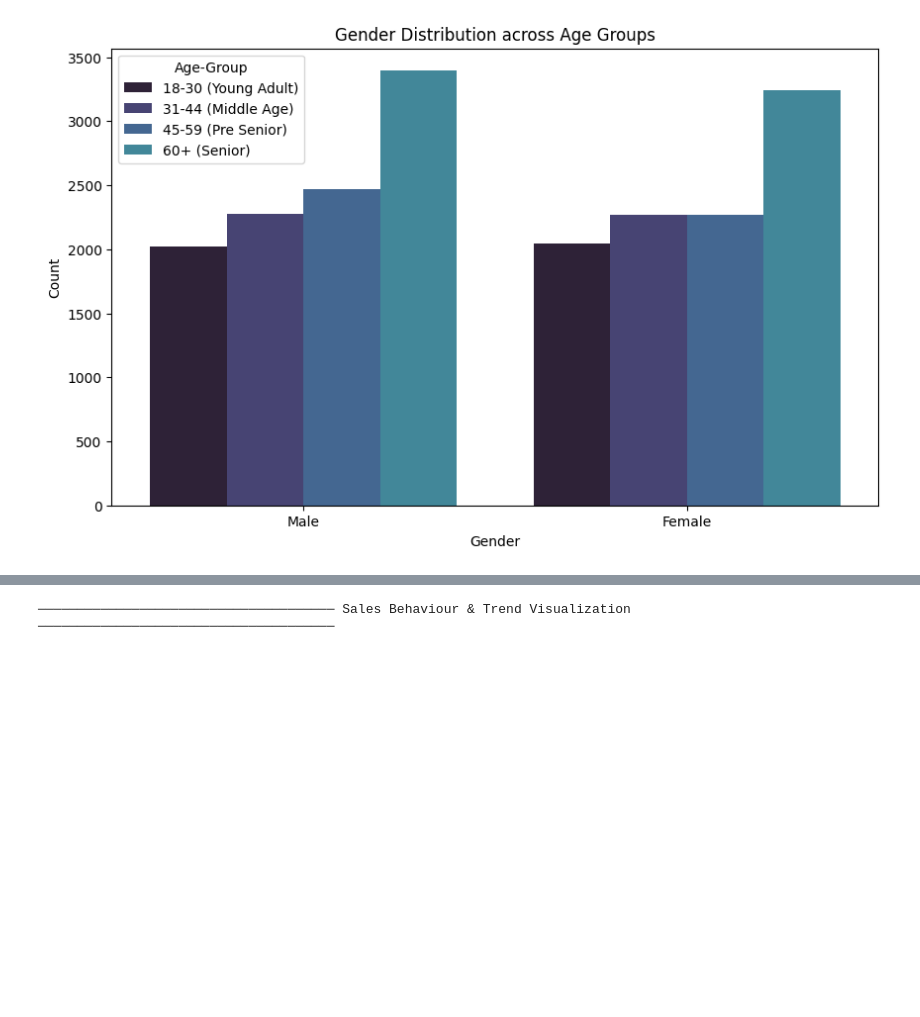
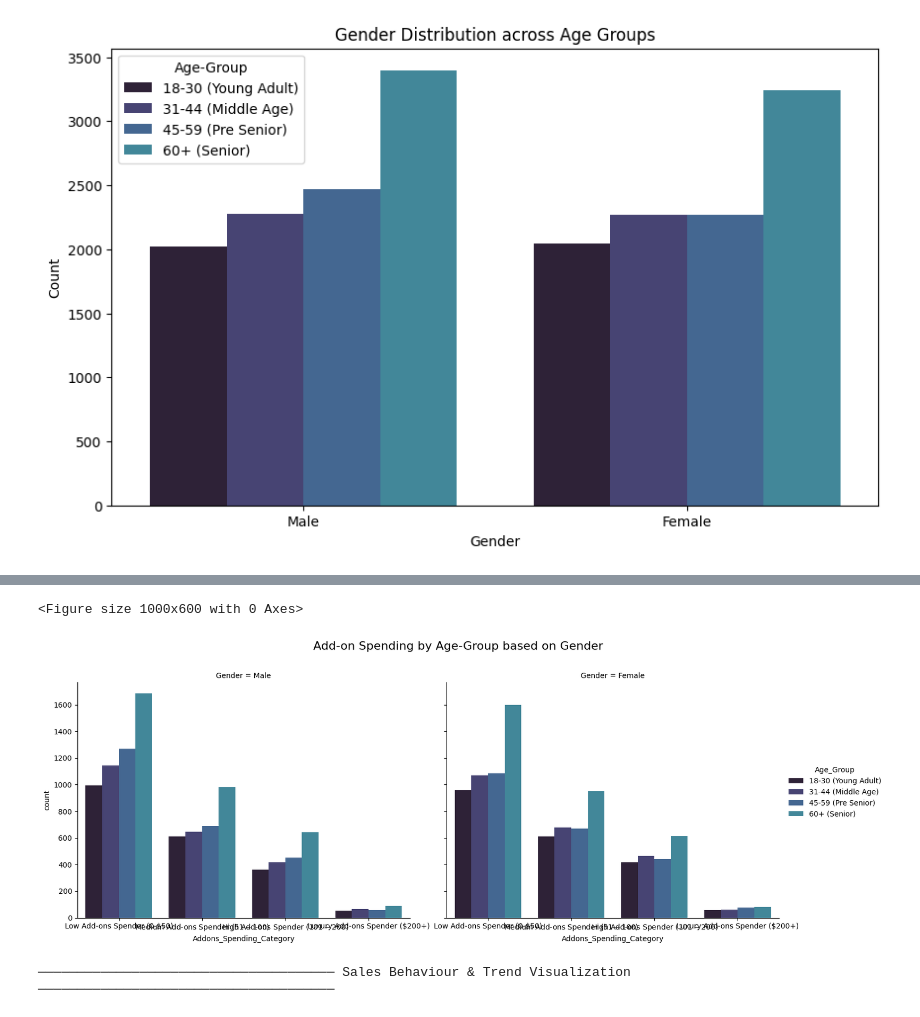
Before and after one commit to apostroef/sales-data-representation, a Jupyter notebook: Data-Visualization.ipynb, the cells around one changed output, grey strips where cells are left out. Cells and saved outputs as stored; diff of their text form; code cells hidden in the pictures; blank space fills up the shorter version.

```diff
--- a/Data-Visualization.ipynb
+++ b/Data-Visualization.ipynb
@@ -169,3 +197,23 @@ Passing `palette` without assigning `hue` is deprecated and will be removed in v
+# %%
+# Adds On Spending Habit Visualization per Age-Group by Gender - bar Chart
+plt.figure(figsize=(10, 6))
+sns.catplot(
+    data=df,
+    x="Addons_Spending_Category",
+    hue="Age_Group",
+    col="Gender",
+    kind="count",
+    palette=sns.color_palette("mako"),
+    hue_order=age_order,
+    height=6,
+    aspect=1.2,
+)
+plt.subplots_adjust(top=0.85)
+plt.suptitle("Add-on Spending by Age-Group based on Gender", fontsize=16)
+plt.show()
+# %% [output]
+<Figure size 1000x600 with 0 Axes>
+[figure, added]
 # %%
 from matplotlib.ticker import FuncFormatter
 
```
Also changed, not shown: parts of 4 cells of this notebook, 1 other file.
